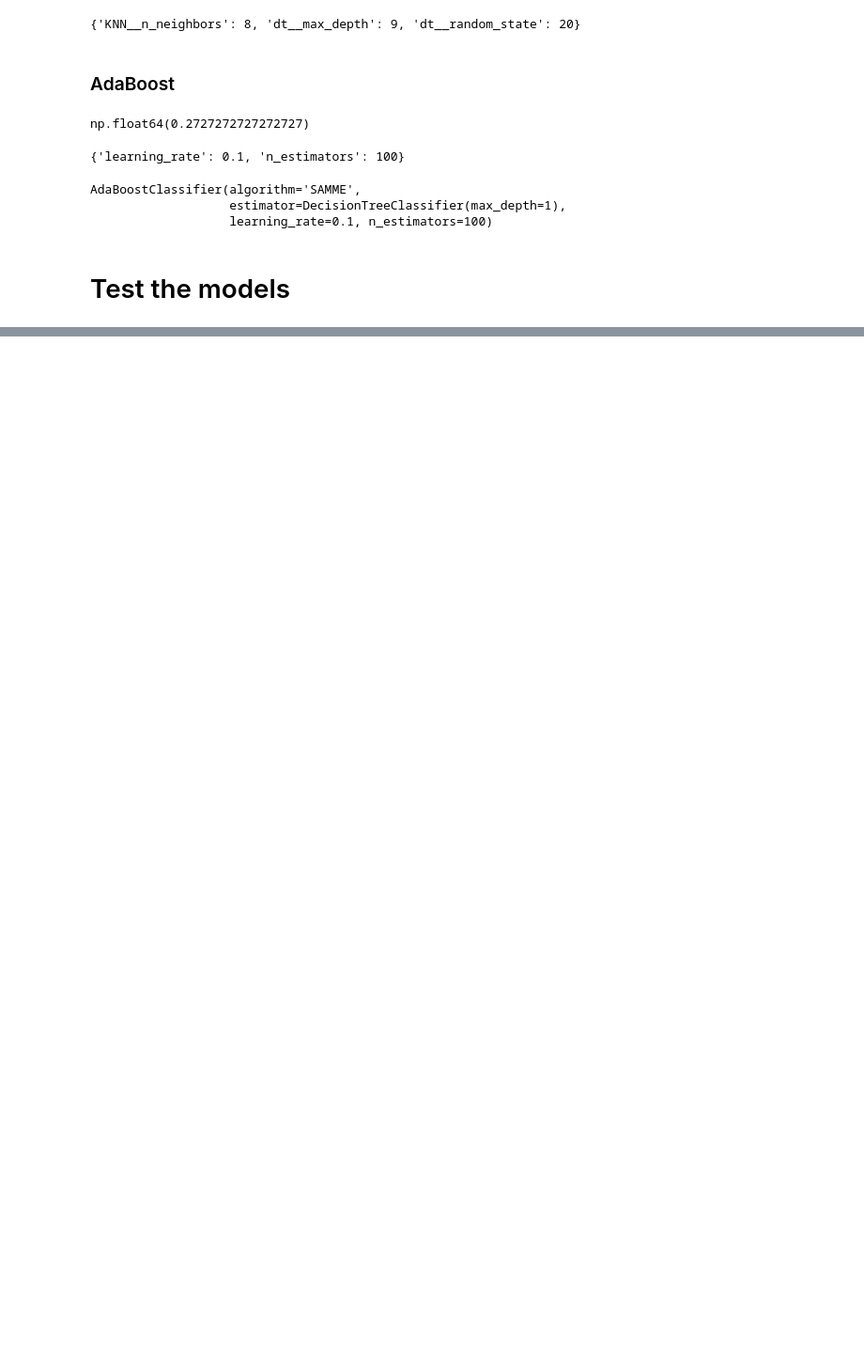
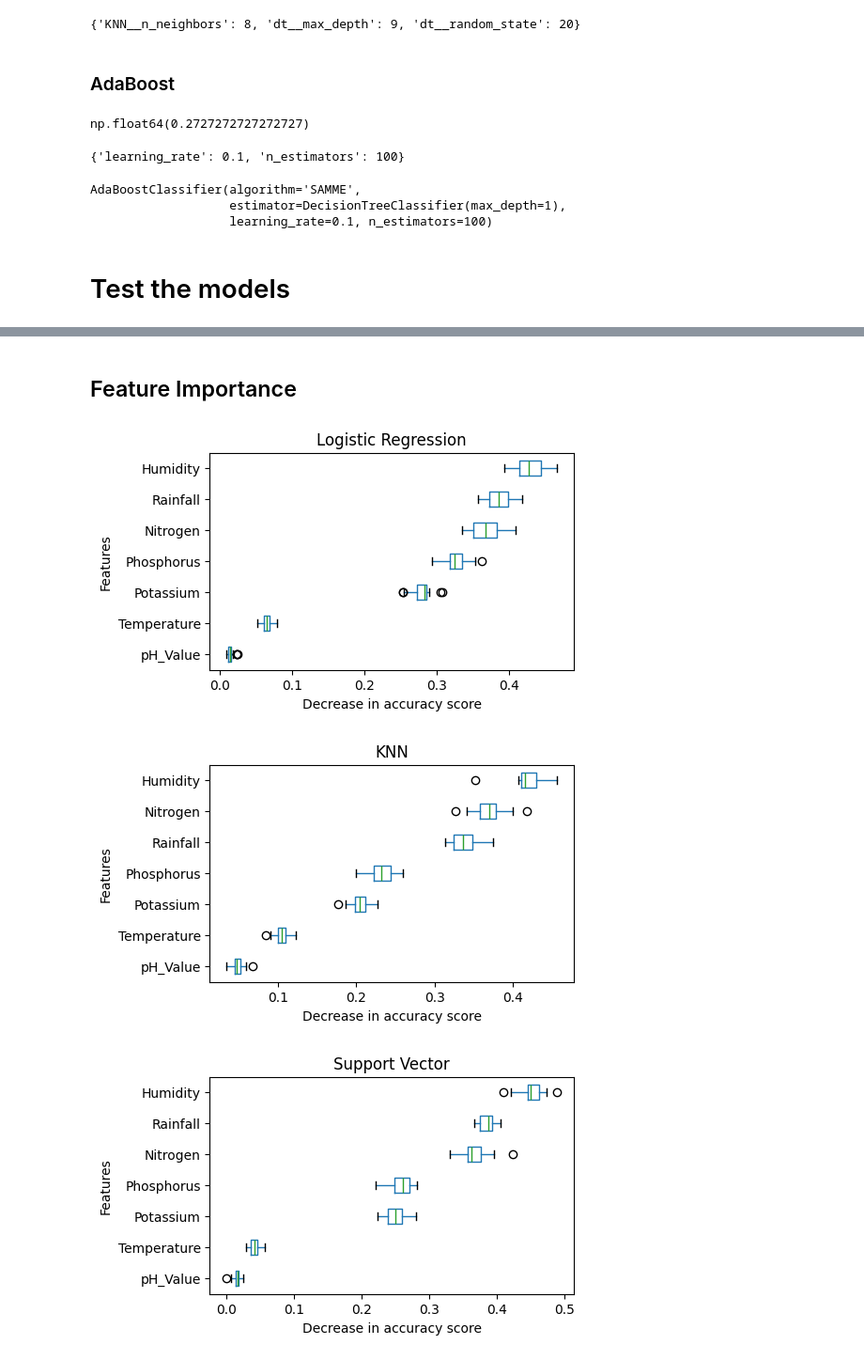
Before and after one commit to galois1915/IBM-Machine-Learning, a Jupyter notebook: Supervised-Classification/project/train-models.ipynb, the cells around one changed output, grey strips where cells are left out. Shown at 94% size. Drawn from its saved outputs; the diff is of its cells as text; code cells hidden in the pictures; blank space fills up the shorter version.

```diff
--- a/Supervised-Classification/project/train-models.ipynb
+++ b/Supervised-Classification/project/train-models.ipynb
@@ -512,0 +525,33 @@ plt.show()
+# %% [markdown]
+## Feature Importance
+# %%
+for model in models:
+    loaded_model = pickle.load(open(model,"rb"))
+    feature_importances = permutation_importance(estimator=loaded_model,
+                                                X = X_test, y = Y_test,
+                                                n_repeats=20,random_state=123, n_jobs=2)
+
+    # features importance data frame
+    feature_plot = {}
+    for per, feat in zip(feature_importances.importances, data.columns[:-1]):
+        feature_plot[feat] = per
+    feature_plot_df = pd.DataFrame(feature_plot)
+
+    # sorting values
+    medians = feature_plot_df.median()
+    sorted_features = medians.sort_values(ascending=True).index
+    feature_plot_df_sorted = feature_plot_df[sorted_features]
+
+    # Plotting
+    plt.figure(figsize=(5, 3))
+    feature_plot_df_sorted.boxplot(grid=False, vert=False)
+
+    # Adding title and labels
+    plt.title(model_files[model])
+    plt.ylabel('Features')
+    plt.xlabel('Decrease in accuracy score')
+    plt.savefig(os.path.join("images","fi_"+model.split(".")[0]+".png"), bbox_inches="tight")
+# %% [output]
+[figure, added]
+[figure, added]
+[figure, added]
```
Also changed, not shown: parts of 12 cells of this notebook, 26 other files.
